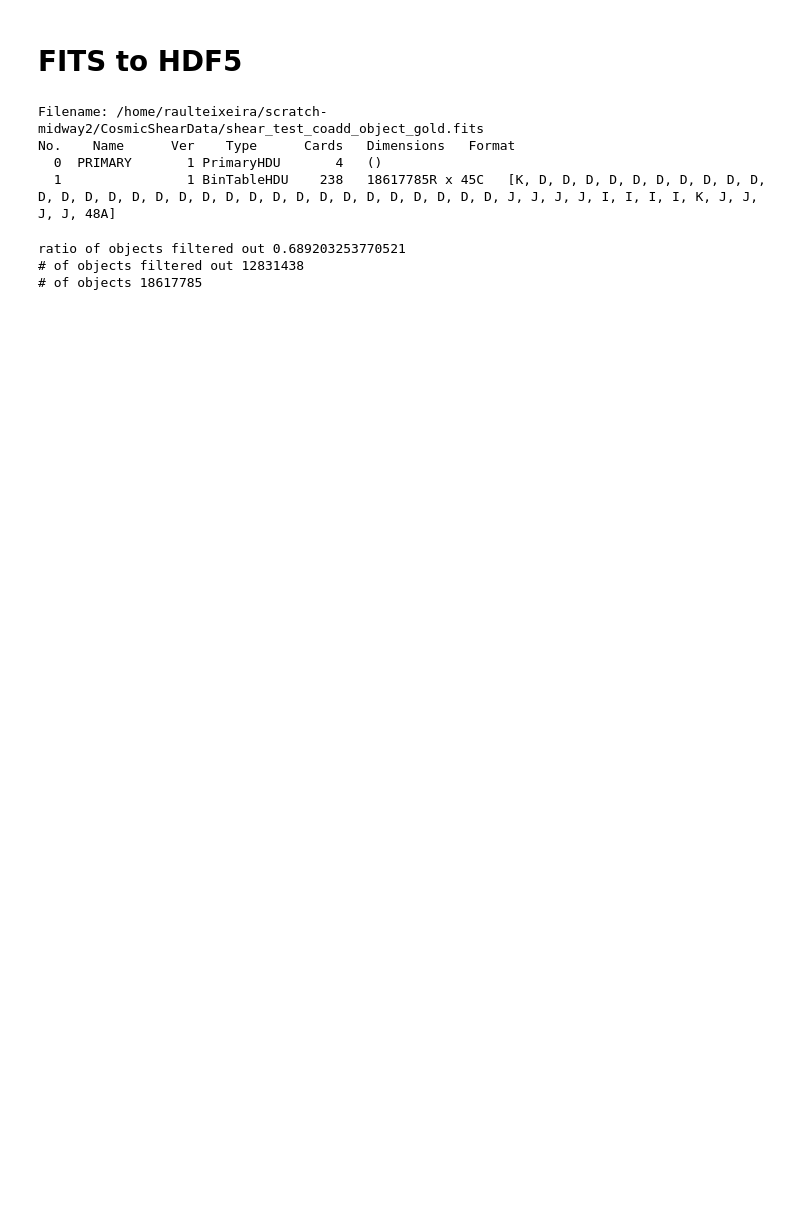
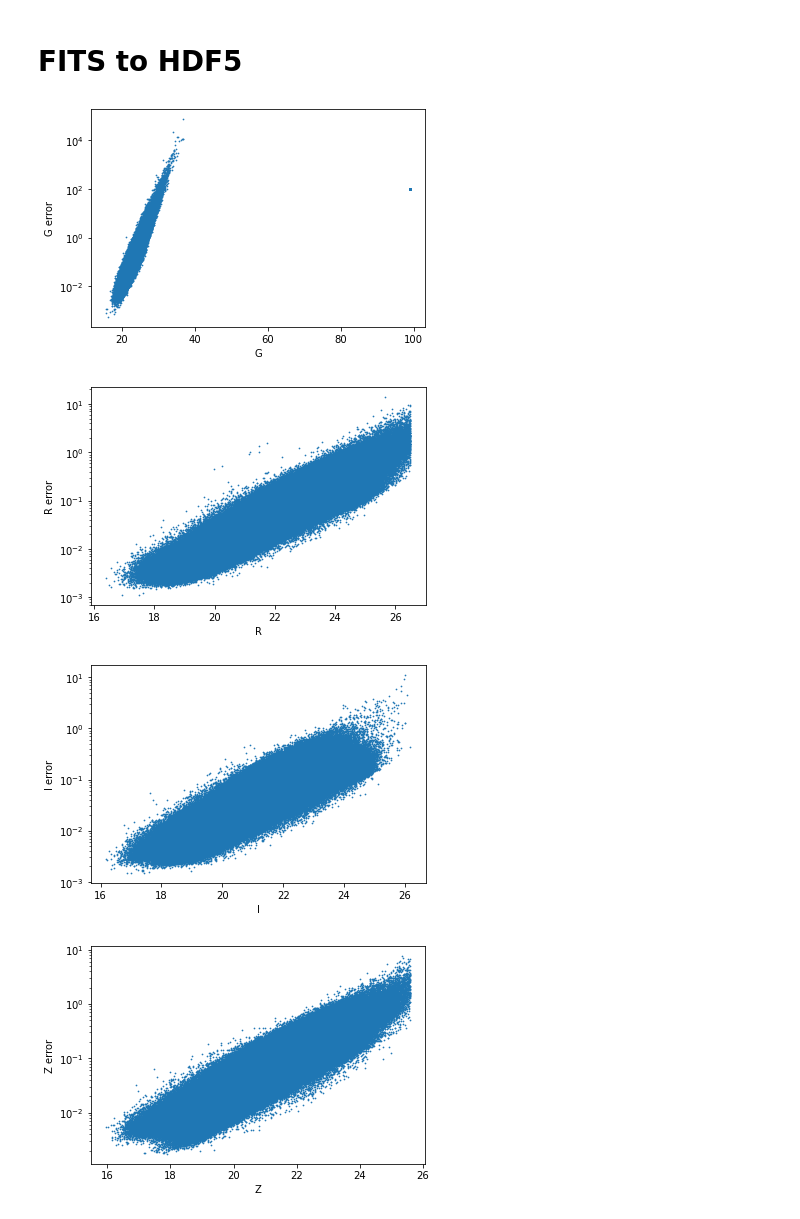
Before and after one commit to rbgdet/CSPZ, a Jupyter notebook: notebooks/FITStoHDF5.ipynb, the cells around one changed output. Drawn from its saved outputs; the diff is of its cells as text; code cells hidden in the pictures; blank space fills up the shorter version.

```diff
--- a/notebooks/FITStoHDF5.ipynb
+++ b/notebooks/FITStoHDF5.ipynb
@@ -10,8 +14,10 @@ import astropy.io.fits as pf
 # %%
-filename = '/home/raulteixeira/scratch-midway2/CosmicShearData/shear_test_coadd_object_gold.fits'
-pf.open(filename).info()
+filename = '/home/raulteixeira/scratch-midway2/CosmicShearData/pzinput/fits/shear_test_coadd_object_gold.fits'
+data = Table.read(filename)
-# %% [output]
-Filename: /home/raulteixeira/scratch-midway2/CosmicShearData/shear_test_coadd_object_gold.fits
-No.    Name      Ver    Type      Cards   Dimensions   Format
-  0  PRIMARY       1 PrimaryHDU       4   ()
-  1                1 BinTableHDU    238   18617785R x 45C   [K, D, D, D, D, D, D, D, D, D, D, D, D, D, D, D, D, D, D, D, D, D, D, D, D, D, D, D, D, D, D, J, J, J, J, I, I, I, I, K, J, J, J, J, 48A]
+# %%
+filename = '/home/raulteixeira/scratch-midway2/CosmicShearData/cuts/metacal_sample_ID.npz'
+metacal_cuts = np.load(filename)['id']
+# %%
+coadd_ids = data['COADD_OBJECT_ID']
+datadf = data.to_pandas()
+datametacal = datadf.loc[datadf['COADD_OBJECT_ID'].isin(metacal_cuts)]
@@ -30,6 +71,0 @@ sg_mask = (ext_wavg>=2)
-# %%
-print("ratio of objects filtered out", 1-np.sum(sg_mask)/len(sg_mask), "\n# of objects filtered out", len(sg_mask)-np.sum(sg_mask), "\n# of objects", len(sg_mask))
-# %% [output]
-ratio of objects filtered out 0.689203253770521
-# of objects filtered out 12831438
-# of objects 18617785
@@ -51,7 +72,15 @@ data = data[sg_mask]
 # %%
 bandlist = ['G', 'R', 'I', 'Z']
 for band in bandlist:
-    data[f'MAG_AUTO_{band}'][data[f'MAG_AUTO_{band}']==99]=-99
-    data[f'MAGERR_AUTO_{band}'][data[f'MAG_AUTO_{band}']==99]=0
+    plt.yscale('log')
+    plt.xlabel(f'{band}')
+    plt.ylabel(f'{band} error')
+    plt.scatter(datametacal[f'MAG_AUTO_{band}'], datametacal[f'MAGERR_AUTO_{band}'], s=.5)
+    plt.show()
+# %% [output]
+[figure, added]
+[figure, added]
+[figure, added]
+[figure, added]
 # %%
 tiles = np.unique(np.array(data['TILENAME']))
```
Also changed, not shown: parts of 15 cells of this notebook, 5 other files.
